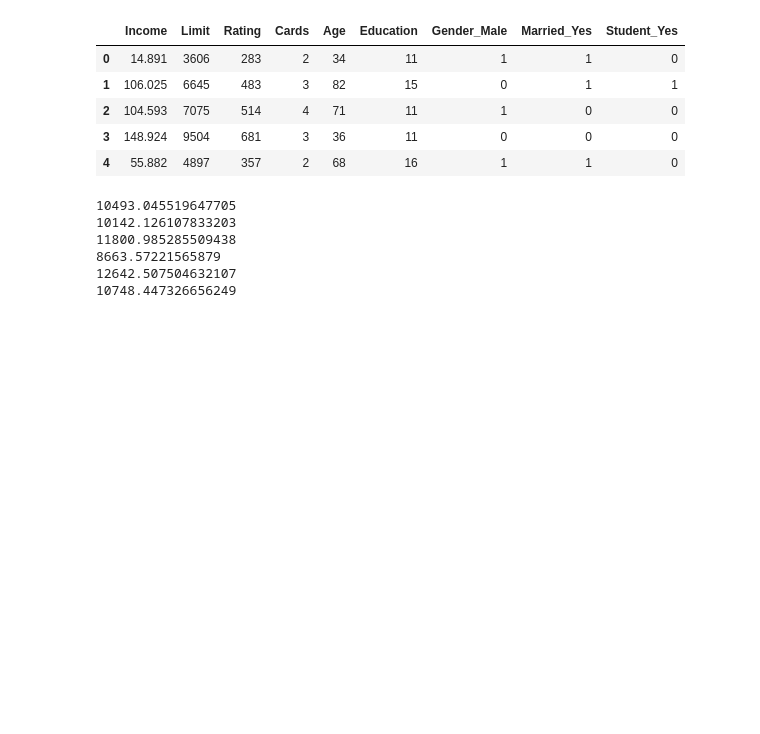
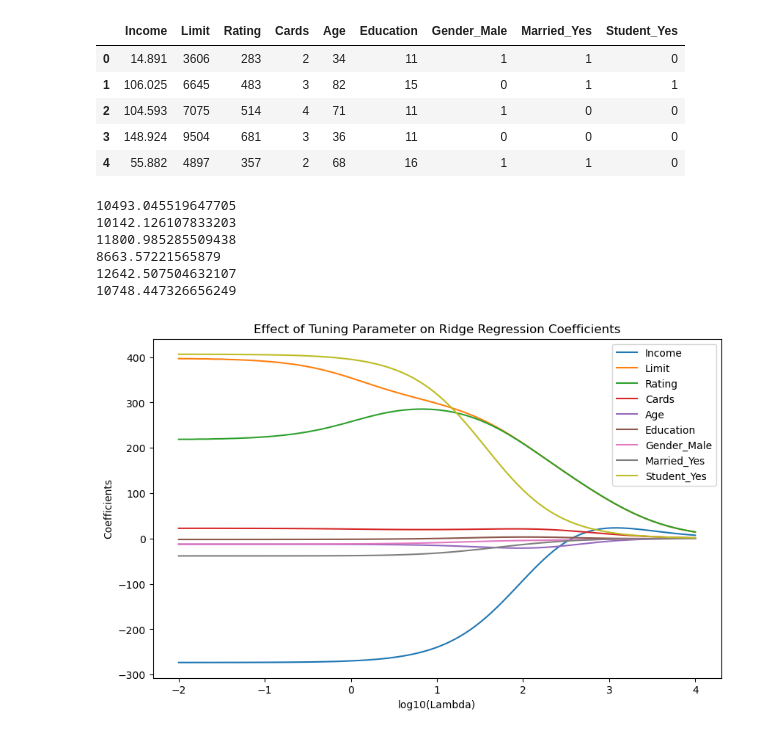
Before and after one commit to agalvezv/compfoundai1_lr, a Jupyter notebook: assignment2/a2.ipynb, the cells around one changed output. Cells and saved outputs as stored; diff of their text form; code cells hidden in the pictures; blank space fills up the shorter version.

Commit message:
Updated a2.ipynb and added Assignment 2 Victor Neyra.ipynb

```diff
--- a/assignment2/a2.ipynb
+++ b/assignment2/a2.ipynb
@@ -156,3 +156,74 @@ print(cross_validation_error)
 8663.57221565879
 12642.507504632107
 10748.447326656249
+# %%
+# Starting libraries
+import numpy as np
+import pandas as pd
+import matplotlib.pyplot as plt
+
+filename = r"C:\Users\victo\OneDrive\Documentos\DATA SCIENCE AND ANALYTICS\FULL 2024\Computational Foundations AI\Credit_N400_p9.csv"
+advertising_df = pd.read_csv(filename)
+
+# This dataframe is quickly split between the features that will be used for X
+x_features_df = advertising_df.copy(deep=True)
+
+# Our goal is to determine credit card balance which is separated into its own df here
+y_features_df = x_features_df.pop("Balance")
+
+# Converting the categorical columns from the dataset
+x_features_df = pd.get_dummies(x_features_df, columns=["Gender"], drop_first=True, dtype=int)
+x_features_df = pd.get_dummies(x_features_df, columns=["Married"], drop_first=True, dtype=int)
+x_features_df = pd.get_dummies(x_features_df, columns=["Student"], drop_first=True, dtype=int)
+
+# Standardizing the numerical columns of the data set
+numerical_features = ['Income', 'Limit', 'Rating', 'Cards', 'Age', 'Education']
+X_standardized = x_features_df.copy()
+X_standardized[numerical_features] = (x_features_df[numerical_features] - x_features_df[numerical_features].mean()) / x_features_df[numerical_features].std()
+
+# Assign X and y
+X = X_standardized.to_numpy()
+y = (y_features_df - y_features_df.mean()).to_numpy()
+
+# Set parameters for learning rate and tuning
+learning_rate_alpha = 10 ** -5
+k_fold = 5
+observations_N = len(X_standardized)
+feature_total_p = len(X_standardized.columns)
+
+# Gradient descent iterations
+iter_loops = 100_000
+cross_validation_account = []
+
+# Initialize the variable to store coefficients for different lambdas
+lambda_values = np.logspace(-2, 4, 100)  # Lambda range from 0.01 to 10^4
+coefficients = []  # To store coefficients for each lambda
+
+# Ridge regression function for gradient descent
+def ridge_regression(X, y, lambda_val, alpha=learning_rate_alpha, num_iterations=100000):
+    beta = np.random.uniform(-1, 1, feature_total_p)  # Initialize beta
+    for _ in range(num_iterations):
+        X_transposed = X.T
+        gradient = -2 * X_transposed.dot(y - X.dot(beta)) + 2 * lambda_val * beta
+        beta -= alpha * gradient
+    return beta
+
+# Loop over each lambda value and calculate the coefficients
+for lambda_val in lambda_values:
+    final_beta = ridge_regression(X, y, lambda_val)  # Train on full data for final coefficients
+    coefficients.append(final_beta)  # Store the final coefficients for this lambda
+
+# Convert coefficients to a numpy array for easier manipulation
+coefficients = np.array(coefficients)
+
+# 1. Plot: Effect of Tuning Parameter on Ridge Regression Coefficients
+plt.figure(figsize=(10, 6))
+for i in range(coefficients.shape[1]):
+    plt.plot(np.log10(lambda_values), coefficients[:, i], label=f'Feature {i+1}')
+plt.xlabel('log10(Lambda)')
+plt.ylabel('Coefficients')
+plt.title('Effect of Tuning Parameter on Ridge Regression Coefficients')
+plt.legend(x_features_df.columns)  # Use feature names as labels
+plt.show()
+# %% [output]
+[figure, added]
```
Also changed, not shown: parts of 2 cells of this notebook, 1 other file.
